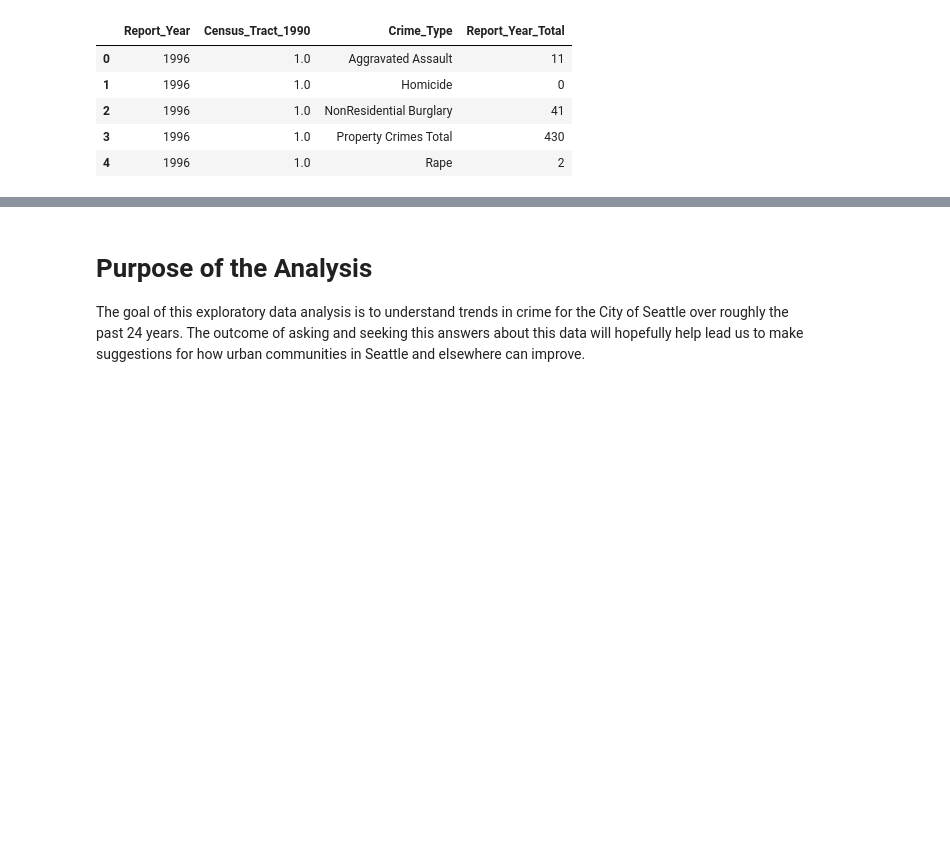
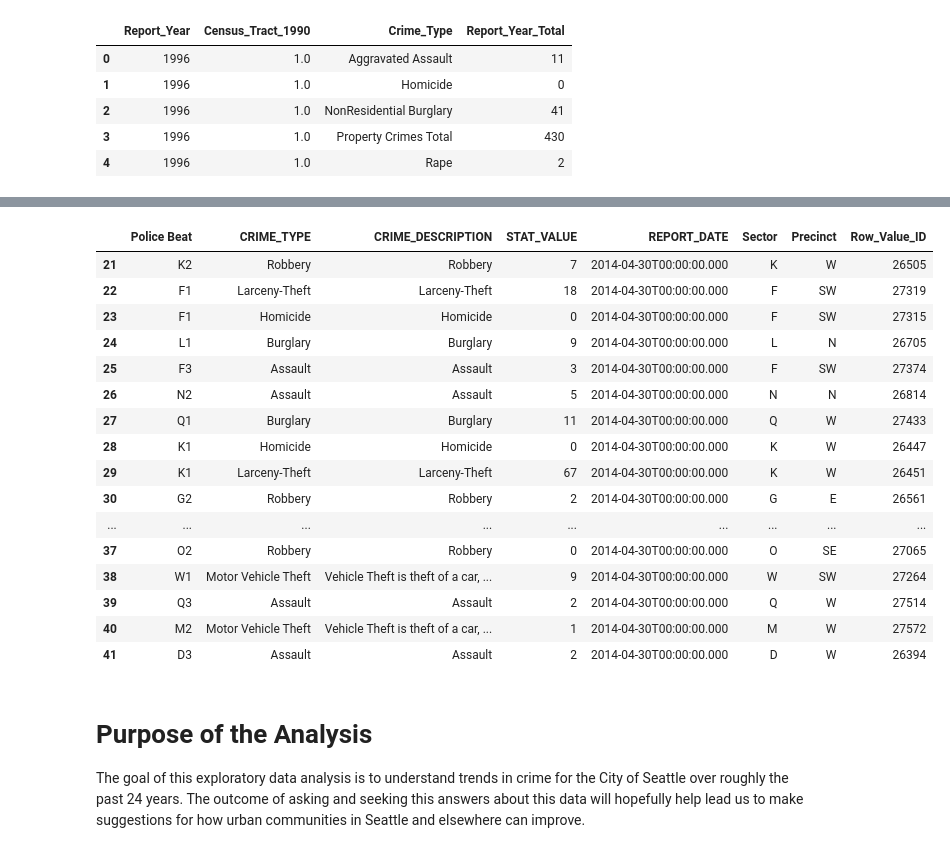
Before and after one commit to UPstartDeveloper/seattle-crime-analysis, a Jupyter notebook: analysis.ipynb, the cells around one changed output, grey strips where cells are left out. Cells and saved outputs as stored; diff of their text form; code cells hidden in the pictures; blank space fills up the shorter version.

```diff
--- a/analysis.ipynb
+++ b/analysis.ipynb
@@ -39,3 +50,23 @@ df2.head()
+# %%
+df2.loc[21:41]
+# %% [output]
+|  | Police Beat | CRIME_TYPE | CRIME_DESCRIPTION | STAT_VALUE | REPORT_DATE | Sector | Precinct | Row_Value_ID |
+| 21 | K2 | Robbery | Robbery | 7 | 2014-04-30T00:00:00.000 | K | W | 26505 |
+| 22 | F1 | Larceny-Theft | Larceny-Theft | 18 | 2014-04-30T00:00:00.000 | F | SW | 27319 |
+| 23 | F1 | Homicide | Homicide | 0 | 2014-04-30T00:00:00.000 | F | SW | 27315 |
+| 24 | L1 | Burglary | Burglary | 9 | 2014-04-30T00:00:00.000 | L | N | 26705 |
+| 25 | F3 | Assault | Assault | 3 | 2014-04-30T00:00:00.000 | F | SW | 27374 |
+| 26 | N2 | Assault | Assault | 5 | 2014-04-30T00:00:00.000 | N | N | 26814 |
+| 27 | Q1 | Burglary | Burglary | 11 | 2014-04-30T00:00:00.000 | Q | W | 27433 |
+| 28 | K1 | Homicide | Homicide | 0 | 2014-04-30T00:00:00.000 | K | W | 26447 |
+| 29 | K1 | Larceny-Theft | Larceny-Theft | 67 | 2014-04-30T00:00:00.000 | K | W | 26451 |
+| 30 | G2 | Robbery | Robbery | 2 | 2014-04-30T00:00:00.000 | G | E | 26561 |
+| ... | ... | ... | ... | ... | ... | ... | ... | ... |
+| 37 | O2 | Robbery | Robbery | 0 | 2014-04-30T00:00:00.000 | O | SE | 27065 |
+| 38 | W1 | Motor Vehicle Theft | Vehicle Theft is theft of a car, ... | 9 | 2014-04-30T00:00:00.000 | W | SW | 27264 |
+| 39 | Q3 | Assault | Assault | 2 | 2014-04-30T00:00:00.000 | Q | W | 27514 |
+| 40 | M2 | Motor Vehicle Theft | Vehicle Theft is theft of a car, ... | 1 | 2014-04-30T00:00:00.000 | M | W | 27572 |
+| 41 | D3 | Assault | Assault | 2 | 2014-04-30T00:00:00.000 | D | W | 26394 |
 # %% [markdown]
 # Purpose of the Analysis
 
```
Also changed, not shown: parts of 6 cells of this notebook, 1 other file.
